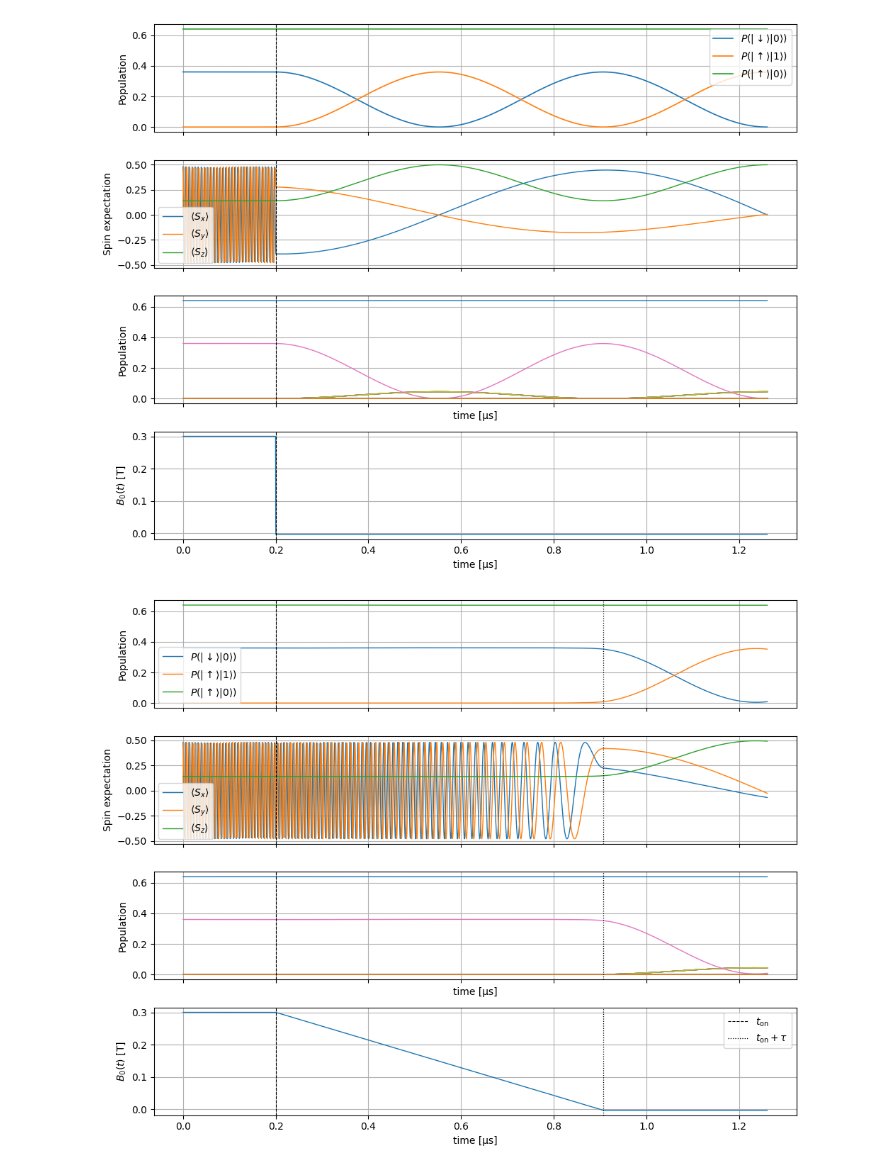
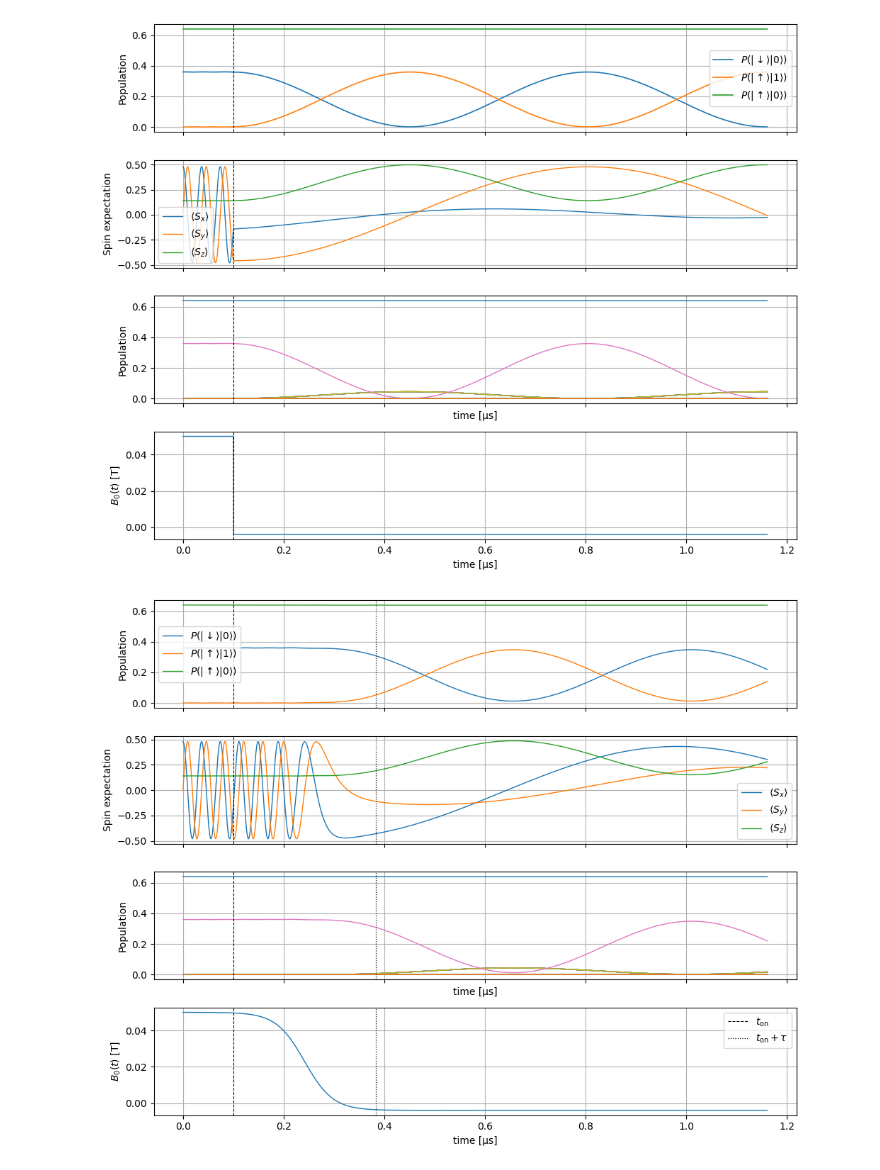
Before and after one commit to huem/sq, a Jupyter notebook: notebooks/simple.ipynb, the cells around one changed output. Drawn from its saved outputs; the diff is of its cells as text; code cells hidden in the pictures.

Commit message:
Clean up and change to sigmoid with different paramter set

```diff
--- a/notebooks/simple.ipynb
+++ b/notebooks/simple.ipynb
@@ -22,7 +22,9 @@ np.random.seed(0)
 MHz = 1e6
 N_NUC = 8
 N_float = float(N_NUC)
-tau_example_factor = 0.8
+tau_example_factor = 1.5
+# Detuned field chosen so |delta| >> Omega (suppress exchange)
+B_det = 0.05
 
 # Output names
 FIG1 = "fig1_step_benchmark.png"
@@ -127,6 +129,20 @@ def B0_linear_hold(t, args):
         return B_det + (B_res - B_det)*(t - t_on)/tau
     return B_res
 
+def B0_sigmoid_hold(t, args):
+    """
+    Smooth sigmoid (tanh) ramp from B_det to B_res.
+    tau sets the width of the transition region.
+    """
+    t_on = args["t_on"]
+    tau  = args["tau"]
+    B_det, B_res = args["B_det"], args["B_res"]
+
+    # Center the sigmoid at t_on + tau/2
+    x = (t - (t_on + tau/2)) / (0.2*tau)
+    s = 0.5 * (1 + np.tanh(x))
+    return B_det + (B_res - B_det) * s
+
 # Detuning function from derived expression (homogeneous, fully polarized baseline)
 def delta_of_B(B, A_total):
     return (gmuB - gnumun)*B + 0.5*A_total*(1 - 1/N_float)
@@ -192,13 +208,10 @@ psi0_base, phi_i_base, phi_f_base, phi_up0_base = build_states(a_list_base)
 t_swap = np.pi / Omega_base
 
 # Choose an "experimental-looking" turn-on time
-t_on = 0.2e-6  # 0.2 microseconds (as you suggested)
+t_on = 0.1e-6  # 0.2 microseconds (as you suggested)
 # Simulate long enough to see several oscillations AFTER turning on
 tmax = t_on + 3.0*t_swap
 tgrid = np.linspace(0, tmax, 2500)
-
-# Detuned field chosen so |delta| >> Omega (suppress exchange)
-B_det = 0.3
 
 print("=== BASE CASE ===")
 print(f"N = {N_NUC}")
@@ -277,7 +290,7 @@ tau_example = tau_example_factor * t_swap
 args_ramp = dict(B_det=B_det, B_res=B0_res_base, t_on=t_on, tau=tau_example)
 
 res_ramp = simulate(H_hf_base, H_B_base, psi0_base, tgrid,
-                    B0_linear_hold, args_ramp,
+                    B0_sigmoid_hold, args_ramp,
                     phi_initial=phi_i_base, phi_target=phi_f_base, phi_up0=phi_up0_base,
                     store_states=True)
 
@@ -289,10 +302,10 @@ for i, st in enumerate(states):
     probs[i,:] = np.abs(v)**2
 
 # Detuning trace
-B_trace = np.array([B0_linear_hold(t, args_ramp) for t in tgrid])
+B_trace = np.array([B0_sigmoid_hold(t, args_ramp) for t in tgrid])
 delta_trace = np.array([delta_of_B(B, A_total_base) for B in B_trace])
 
-B_ramp_trace = B_trace_from_profile(B0_linear_hold, args_ramp, tgrid)
+B_ramp_trace = B_trace_from_profile(B0_sigmoid_hold, args_ramp, tgrid)
 
 fig, ax = plt.subplots(4,1,figsize=(10,8),sharex=True)
 
@@ -346,7 +359,9 @@ taus = np.linspace(0.0, 0.8*t_swap, 17)
 F_tau = []
 
 # indices for the first-swap window
-mask = (tgrid >= t_on) & (tgrid <= t_on + 1.2*t_swap)
+#mask = (tgrid >= t_on) & (tgrid <= t_on + 1.2*t_swap)
+# Allow the system to find its true maximum AFTER tuning
+mask = (tgrid >= t_on)
 
 for tau in taus:
     args = dict(B_det=B_det, B_res=B0_res_base, t_on=t_on, tau=float(tau))
@@ -355,16 +370,18 @@ for tau in taus:
                        B0_step_hold, args, phi_target=phi_f_base)
     else:
         out = simulate(H_hf_base, H_B_base, psi0_base, tgrid,
-                       B0_linear_hold, args, phi_target=phi_f_base)
+                       B0_sigmoid_hold, args, phi_target=phi_f_base)
+
     Pf = out["P_f"]
     F_tau.append(np.max(Pf[mask]))
+
 
 F_tau = np.array(F_tau)
 
 plt.figure(figsize=(6,4))
 plt.plot(taus/t_swap, F_tau, "x-", lw=1)
 plt.xlabel(r"Ramp duration $\tau/t_{\mathrm{swap}}$")
-plt.ylabel(r"First-swap fidelity $\max_{t\in[t_{\rm on},\,t_{\rm on}+1.2t_{\rm swap}]} P(|\uparrow\rangle|1\rangle)$")
+plt.ylabel(r"Maximum transfer fidelity $\max_{t > t_{\rm on}} P(|\uparrow\rangle|1\rangle)$")
 plt.title("Transfer fidelity vs finite-time tuning")
 plt.grid(); plt.tight_layout()
 plt.savefig(FIG3, dpi=dpi)
@@ -386,7 +403,7 @@ for w in widths:
 
     # Use same timing and tau, but updated resonance field
     args = dict(B_det=B_det, B_res=B0_res, t_on=t_on, tau=tau_example)
-    out = simulate(H_hf, H_B, psi0, tgrid, B0_linear_hold, args, phi_target=phi_f)
+    out = simulate(H_hf, H_B, psi0, tgrid, B0_sigmoid_hold, args, phi_target=phi_f)
     Pf = out["P_f"]
     F_inhom.append(np.max(Pf[mask]))
 
@@ -407,7 +424,7 @@ for P in Ps:
         nuc = [up if np.random.rand() < P else down for _ in range(N_NUC)]
         psi0 = qutip.tensor((0.8*up + 0.6*down)/np.sqrt(0.8**2+0.6**2), qutip.tensor(nuc))
         args = dict(B_det=B_det, B_res=B0_res_base, t_on=t_on, tau=tau_example)
-        out = simulate(H_hf_base, H_B_base, psi0, tgrid, B0_linear_hold, args, phi_target=phi_f_base)
+        out = simulate(H_hf_base, H_B_base, psi0, tgrid, B0_sigmoid_hold, args, phi_target=phi_f_base)
         vals.append(np.max(out["P_f"][mask]))
     F_pol.append(np.mean(vals))
 
@@ -452,2 +469,2 @@ B_det = 0.300 T  (detuning/Ω ~ 96.7)
-[figure, old version]
+[figure, new version]
-[figure, old version]
+[figure, new version]
```
Also changed, not shown: parts of 1 cell of this notebook.
